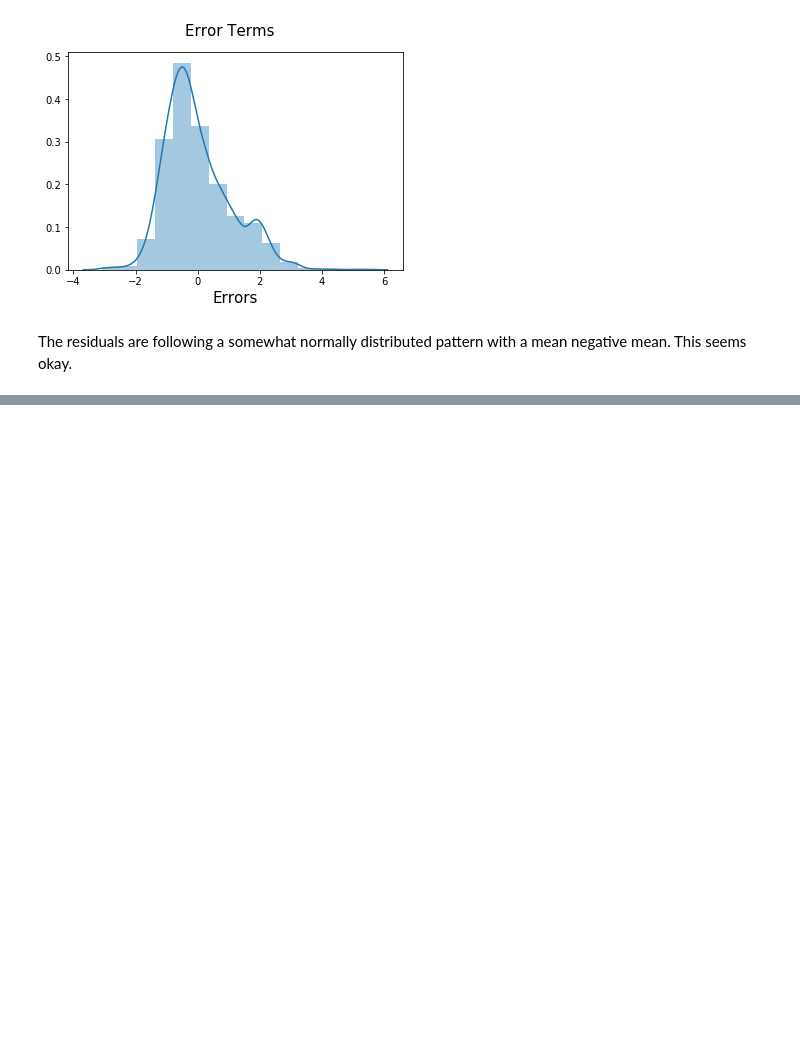
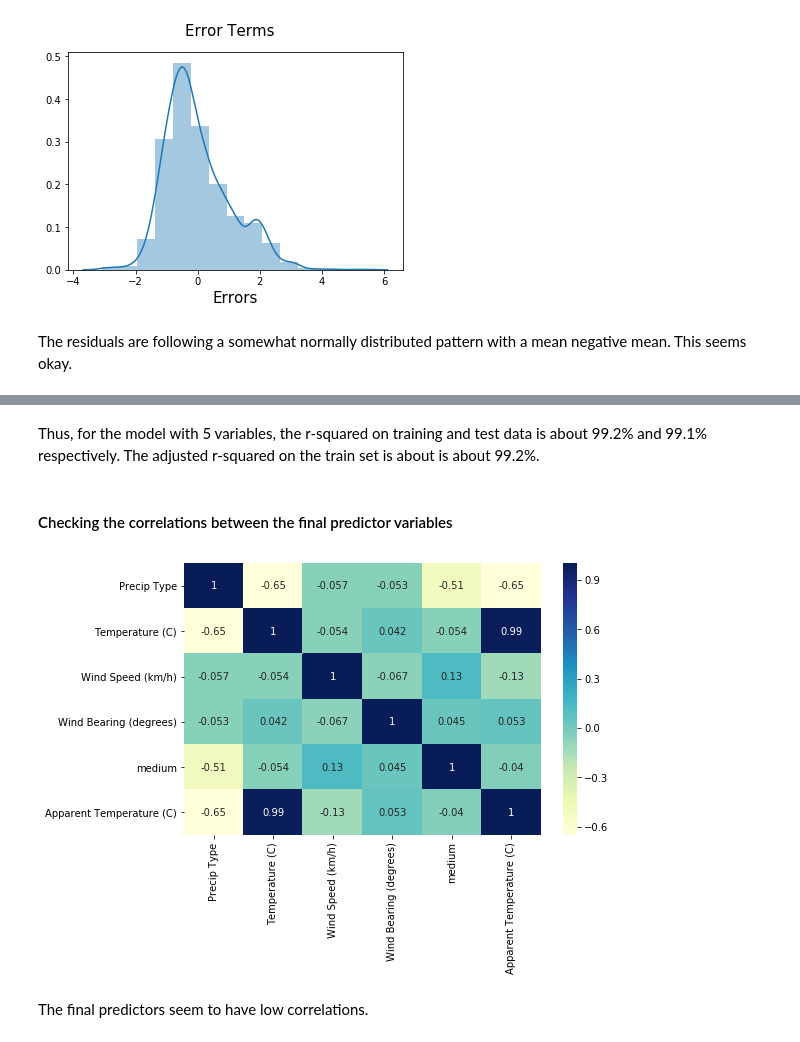
Before and after one commit to SrajanKumarShukla/Apparent-Temperature-Prediction, a Jupyter notebook: Apparent-Temperature-Prediction.ipynb, the cells around one changed output, grey strips where cells are left out. Drawn from its saved outputs; the diff is of its cells as text; code cells hidden in the pictures; blank space fills up the shorter version.

```diff
--- a/Apparent-Temperature-Prediction.ipynb
+++ b/Apparent-Temperature-Prediction.ipynb
@@ -784,0 +858,17 @@ The residuals are following a somewhat normally distributed pattern with a mean
+# %% [markdown]
+Thus, for the model with 5 variables, the r-squared on training and test data is about 99.2% and 99.1% respectively. The adjusted r-squared on the train set is about is about 99.2%.
+# %% [markdown]
+#### Checking the correlations between the final predictor variables
+# %%
+# Figure size
+plt.figure(figsize=(8,5))
+
+cols = ['Precip Type', 'Temperature (C)', 'Wind Speed (km/h)','Wind Bearing (degrees)',
+        'medium', 'Apparent Temperature (C)']
+# Heatmap
+sns.heatmap(weather_data[cols].corr(), cmap="YlGnBu", annot=True)
+plt.show()
+# %% [output]
+[figure, added]
+# %% [markdown]
+The final predictors seem to have low correlations.
```
Also changed, not shown: parts of 13 cells of this notebook.
